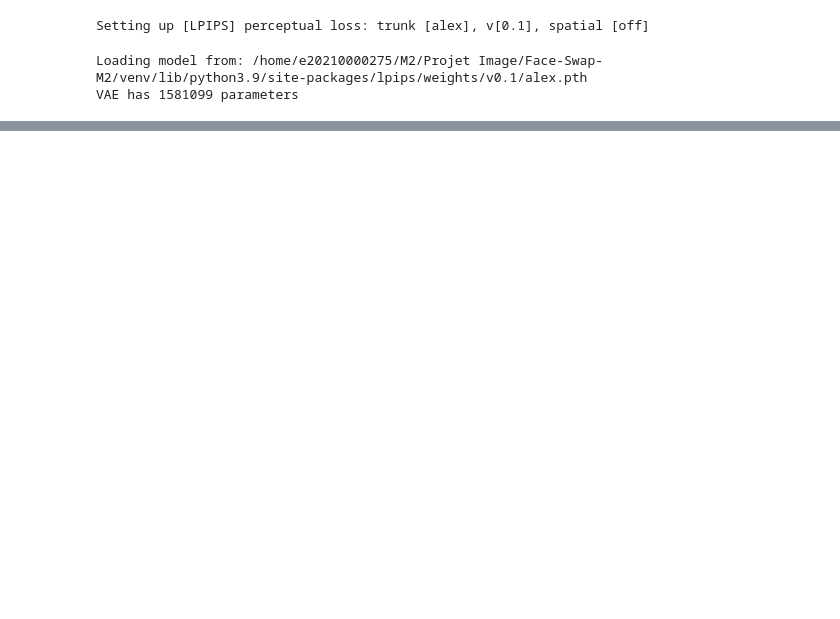
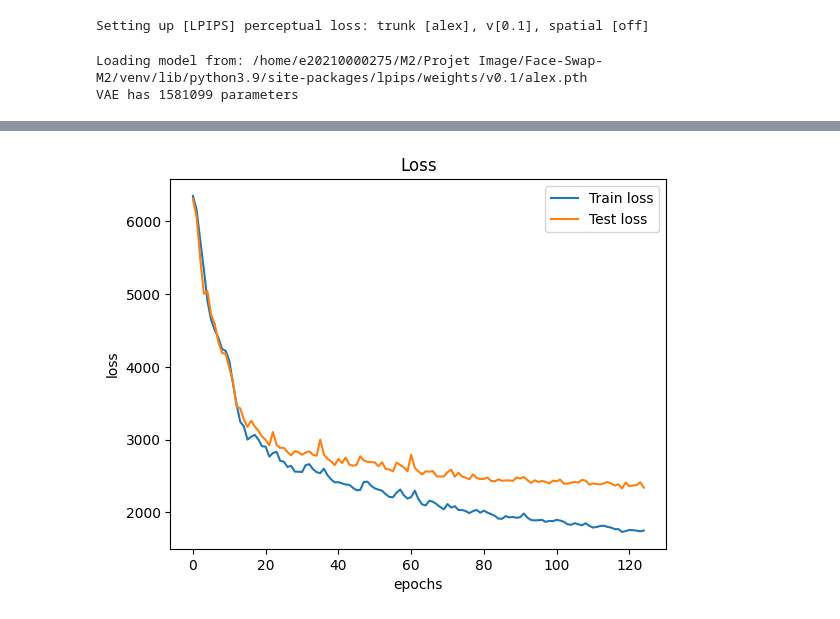
Before and after one commit to ACondeSalazar/Face-Swap-M2, a Jupyter notebook: classifier/VAE.ipynb, the cells around one changed output, grey strips where cells are left out. Saved outputs shown, nothing was run; the diff lists cells and outputs as text; code cells hidden in the pictures; blank space fills up the shorter version.

```diff
--- a/classifier/VAE.ipynb
+++ b/classifier/VAE.ipynb
@@ -421,0 +519,10 @@ plt.show()
+# %%
+plt.figure()
+plt.plot(losses, label="Loss")
+plt.title("Loss")
+plt.xlabel("epochs")
+plt.ylabel("loss")
+plt.legend(["Train loss", "Test loss"])
+plt.show()
+# %% [output]
+[figure, added]
```
Also changed, not shown: parts of 15 cells of this notebook.
